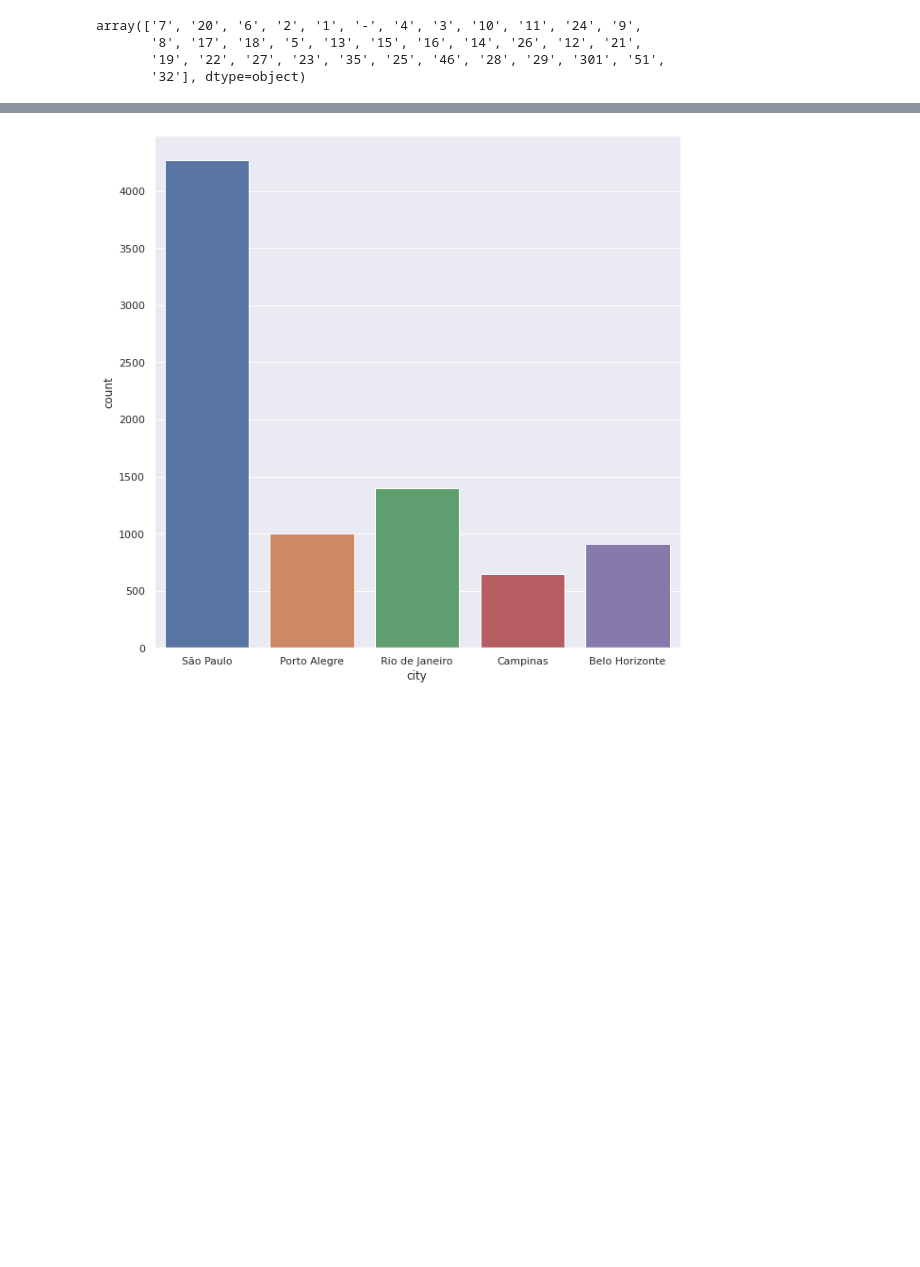
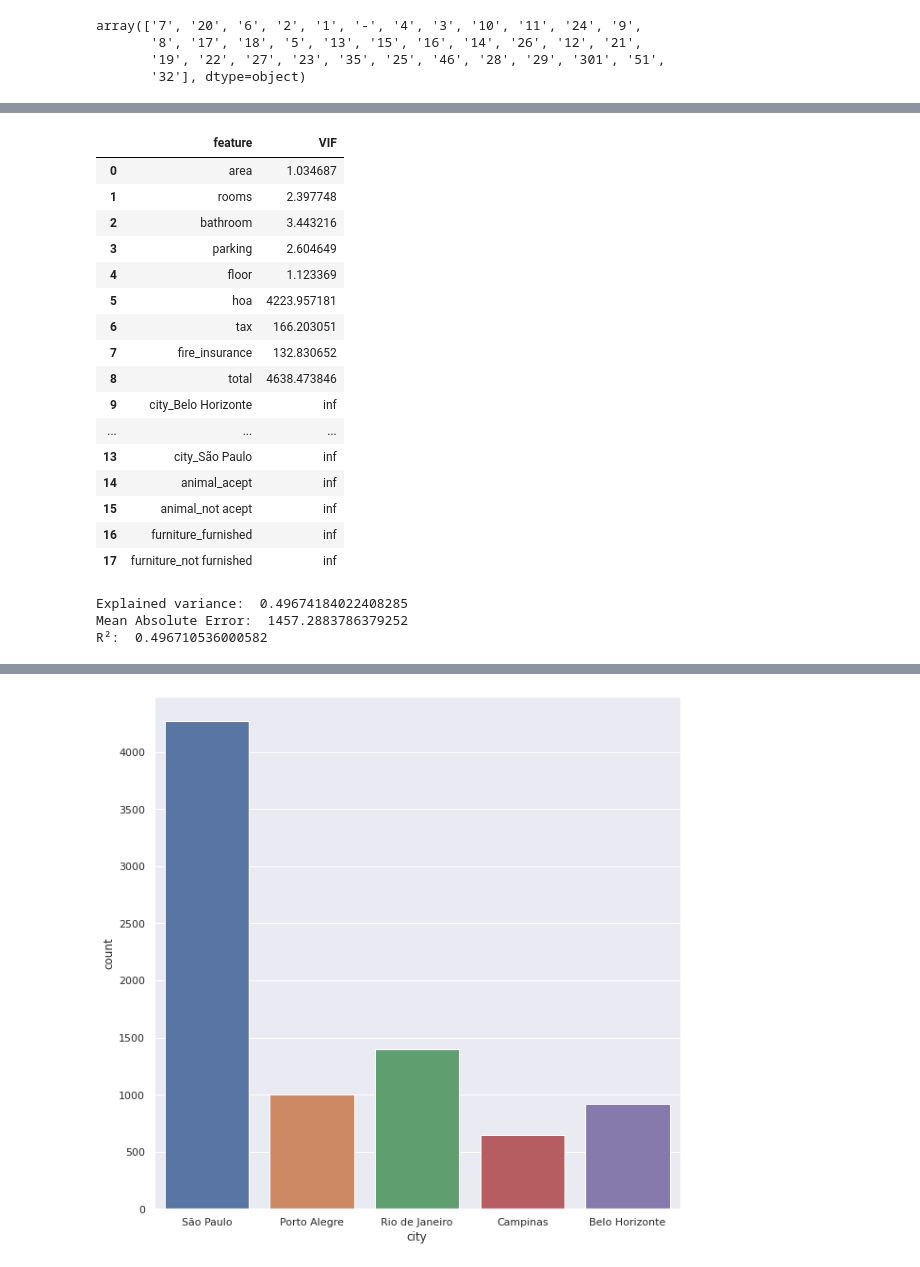
Before and after one commit to vitorxl/DataScience, a Jupyter notebook: Aluguel de casas Brasil.ipynb, the cells around one changed output, grey strips where cells are left out. Cells and saved outputs as stored; diff of their text form; code cells hidden in the pictures; blank space fills up the shorter version.

```diff
--- a/Aluguel de casas Brasil.ipynb
+++ b/Aluguel de casas Brasil.ipynb
@@ -72,0 +139,28 @@ array(['7', '20', '6', '2', '1', '-', '4', '3', '10', '11', '24', '9',
+# %%
+#Podemos também verificar que os valores de variance inflation factor de 'hoa', 'tax', 'fire_insurance' e 'total' são extremamente elevados.
+#Estes valores indicam multicolinearidade, então foram removidos dos modelos seguintes.
+
+vif_data = pd.DataFrame()
+vif_data["feature"] = X.columns
+
+vif_data["VIF"] = [variance_inflation_factor(X.values, i)
+                          for i in range(len(X.columns))]
+vif_data
+# %% [output]
+|  | feature | VIF |
+| 0 | area | 1.034687 |
+| 1 | rooms | 2.397748 |
+| 2 | bathroom | 3.443216 |
+| 3 | parking | 2.604649 |
+| 4 | floor | 1.123369 |
+| 5 | hoa | 4223.957181 |
+| 6 | tax | 166.203051 |
+| 7 | fire_insurance | 132.830652 |
+| 8 | total | 4638.473846 |
+| 9 | city_Belo Horizonte | inf |
+| ... | ... | ... |
+| 13 | city_São Paulo | inf |
+| 14 | animal_acept | inf |
+| 15 | animal_not acept | inf |
+| 16 | furniture_furnished | inf |
+| 17 | furniture_not furnished | inf |
@@ -72,0 +170,21 @@ array(['7', '20', '6', '2', '1', '-', '4', '3', '10', '11', '24', '9',
+# %%
+#Repetimos então o modelo gerado acima, utilizando somente as features selecionadas para prever o 'rent'
+
+apartamentos_dummies = pd.get_dummies(apartamentos)
+
+X = apartamentos_dummies.drop(['rent'], axis = 1)
+y = apartamentos_dummies['rent']
+X_train, X_test, y_train, y_test = train_test_split(X, y, random_state = 1)
+reg = linear_model.LinearRegression()
+reg.fit(X_train, y_train)
+y_pred = reg.predict(X_test)
+ev_reg = explained_variance_score(y_test, y_pred)
+mae_reg = mean_absolute_error(y_test, y_pred)
+r2_reg = r2_score(y_test, y_pred)
+print('Explained variance: ', ev_reg)
+print('Mean Absolute Error: ', mae_reg)
+print('R²: ', r2_reg)
+# %% [output]
+Explained variance:  0.49674184022408285
+Mean Absolute Error:  1457.2883786379252
+R²:  0.496710536000582
```
Also changed, not shown: parts of 23 cells of this notebook.
